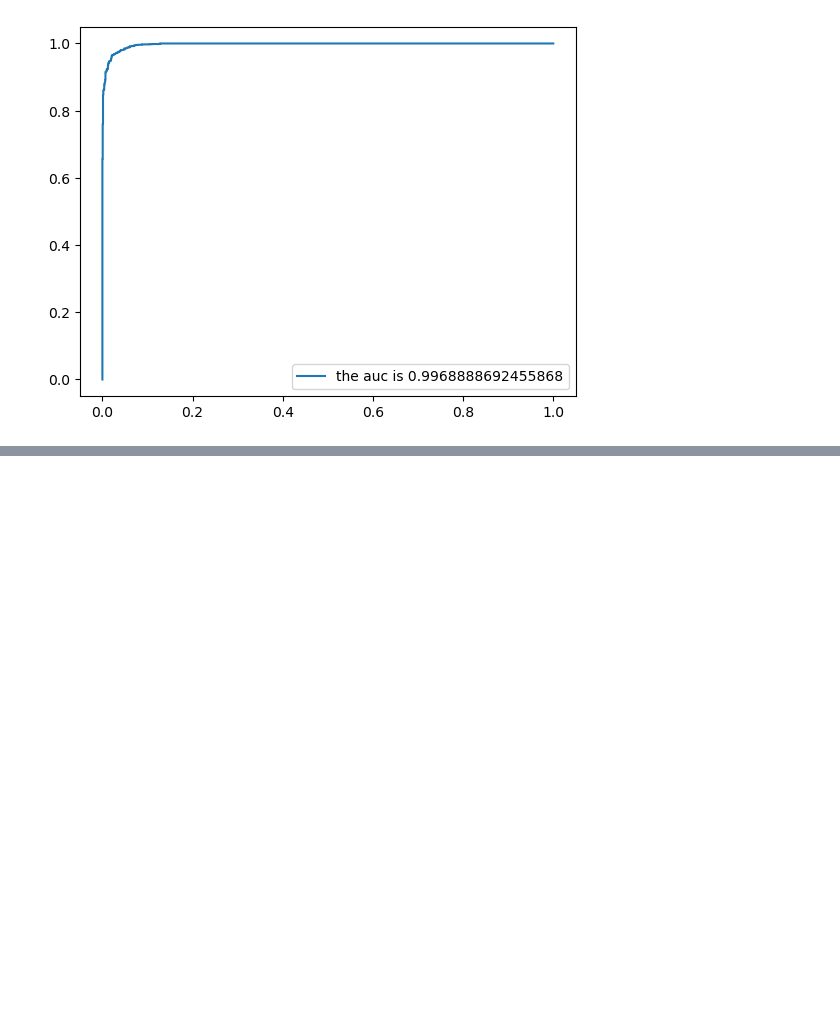
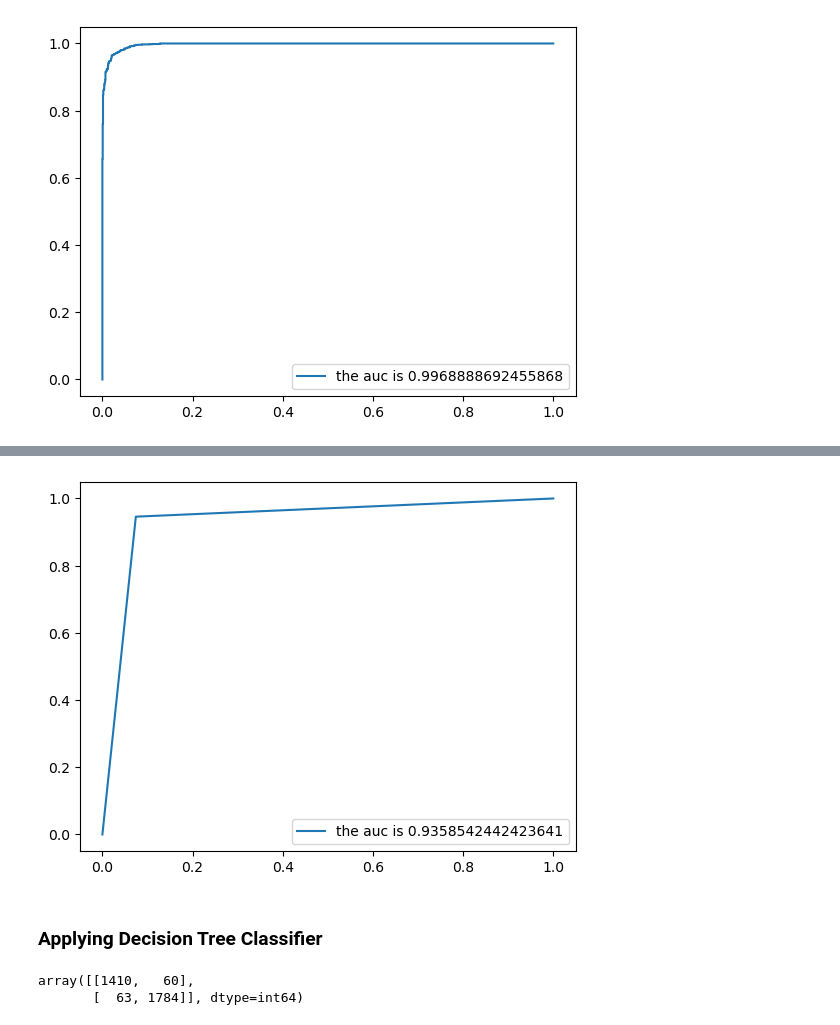
Before and after one commit to Kofigo375/Capstone-Project-Machine-learning-based-Phishing-Detection-, a Jupyter notebook: Oversampled.ipynb, the cells around one changed output, grey strips where cells are left out. Cells and saved outputs as stored; diff of their text form; code cells hidden in the pictures; blank space fills up the shorter version.

```diff
--- a/Oversampled.ipynb
+++ b/Oversampled.ipynb
@@ -218,0 +346,14 @@ plt.show()
+# %%
+## ploting ROC curve
+fpr,tpr,thresh = roc_curve(y_test, y_pred_svm)
+#roc_auc = accuracy_score(y_test, y_pred_svm)
+
+#fpr, tpr, _ = metrics.roc_curve(y_test, prob_y_pred_logistic_reg)  ## why the underscore?
+auc = metrics.roc_auc_score(y_test, y_pred_svm)
+plt.plot(fpr, tpr, label='the auc is ' + str(auc))
+plt.legend(loc=4)
+plt.show()
+# %% [output]
+[figure, added]
+# %% [markdown]
+### Applying Decision Tree Classifier
@@ -218,0 +367,7 @@ plt.show()
+# %%
+## Evaluation with confusion matrix
+conf_mat_dt = metrics.confusion_matrix(y_test, y_pred_dt)
+conf_mat_dt
+# %% [output]
+array([[1410,   60],
+       [  63, 1784]], dtype=int64)
```
Also changed, not shown: parts of 27 cells of this notebook, 1 other file.
